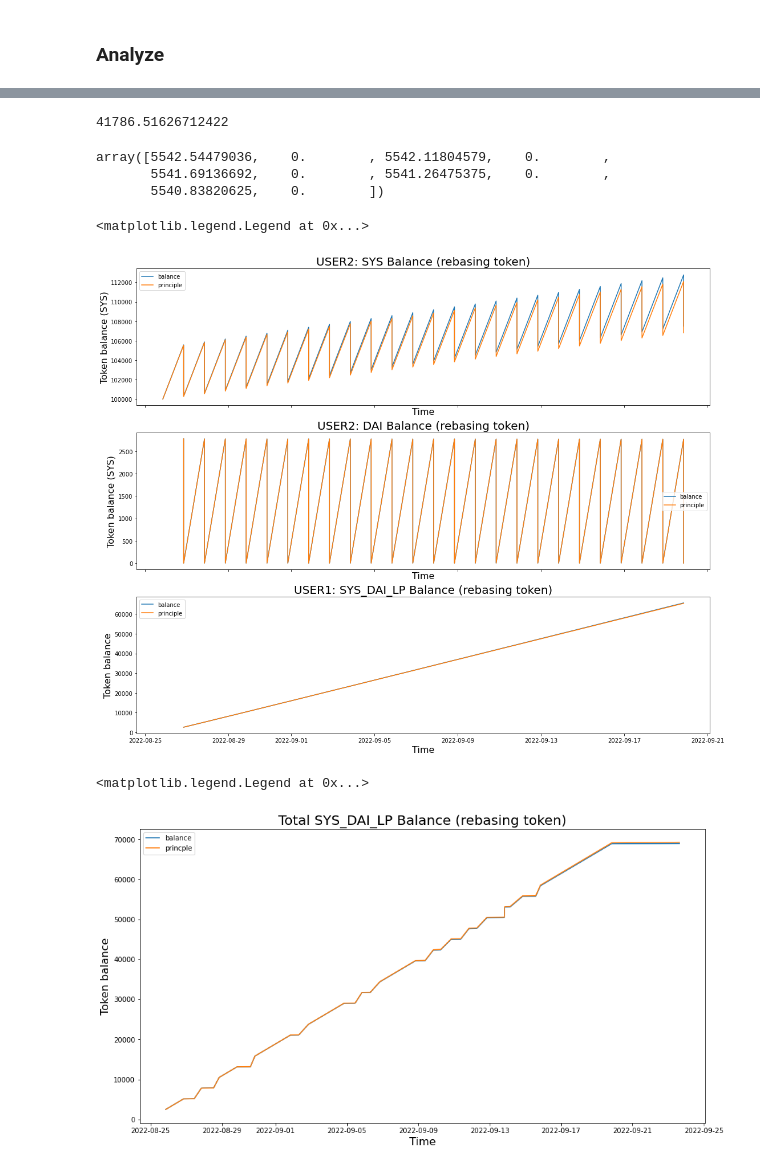
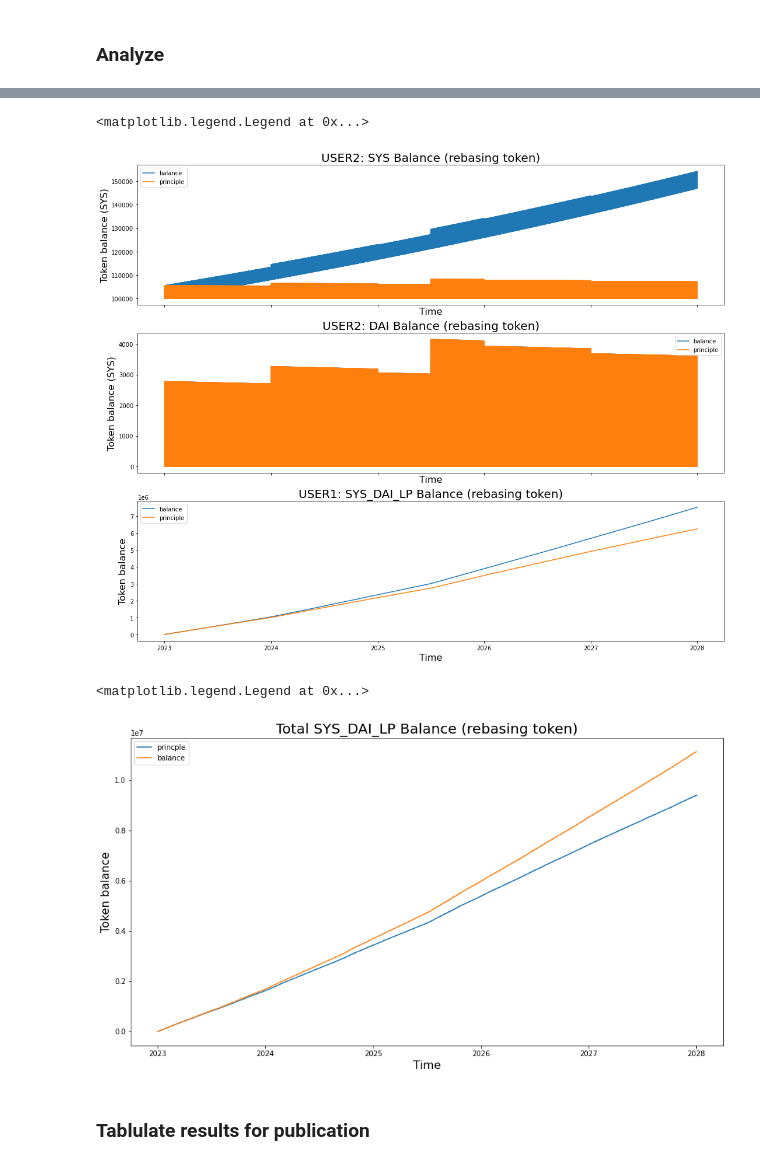
Before and after one commit to icmoore/daosys, a Jupyter notebook: notebooks/simulation/masternode_daosys.ipynb, the cells around one changed output, grey strips where cells are left out. Drawn from its saved outputs; the diff is of its cells as text; code cells hidden in the pictures.

Commit message:
masternode daosys update

```diff
--- a/notebooks/simulation/masternode_daosys.ipynb
+++ b/notebooks/simulation/masternode_daosys.ipynb
@@ -66,10 +68,10 @@ SYS_DAI = LPTokenAgent('SYS_DAI_LP', SYS_DAI_LP)
 # %% [markdown]
 ### Mint Tokens
 # %%
-apy = 0.1
+apy = 0.08
 t_delta = 109*24*3600
-#N_RUNS = len(daosys_proj)
-N_RUNS = 25
+N_RUNS = len(daosys_proj)
+S_TIME = time.mktime(date(2023, 1, 1).timetuple())
 # %%
 SYS_mint1 = Mint(5000, apy, True)
 DAI_mint1 = Mint(5000, apy, True)
@@ -353,4 +356,0 @@ tSamp = SYS_DAI_states2.get_tstamp()
-# %%
-sys_principle[-10]
-# %% [output]
-41786.51626712422
@@ -362,9 +357,3 @@ tSamp = DAI_states2.get_tstamp()
-# %%
-2*dai_balance[-10:]
-# %% [output]
-array([5542.54479036,    0.        , 5542.11804579,    0.        ,
-       5541.69136692,    0.        , 5541.26475375,    0.        ,
-       5540.83820625,    0.        ])
 # %%
 # Analyze Token balances
 
@@ -407,23 +396,26 @@ SYS_DAI_ax.set_xlabel('Time', fontsize=16)
 SYS_DAI_ax.legend()
 # %% [output]
 <matplotlib.legend.Legend at 0x...>
-[figure, old version]
+[figure, new version]
 # %%
 tSamp = SYS_DAI_LP.get_lp_events().get_dates()
+select_dates = [d.year < 2028 for d in tSamp]
 
-utSamp = SYS_DAI_LP.get_lp_events().get_unix_time_stamps()
+utSamp = SYS_DAI_LP.get_lp_events().get_dates()
 prices = SYS_DAI_LP.get_lp_events().get_prices()
 liquidities = SYS_DAI_LP.get_lp_events().get_liquidity_values()
 balances = SYS_DAI_LP.get_lp_events().gen_yield_balances(apy)
 
 fig, (liq_ax) = plt.subplots(nrows=1, sharex=True, sharey=False, figsize=(15, 8))
 
-liq_ax.plot(tSamp, liquidities, label='balance')
-liq_ax.plot(tSamp, balances, label='princple')
+liq_ax.plot(tSamp[select_dates], liquidities[select_dates], label='princple')
+liq_ax.plot(tSamp[select_dates], balances[select_dates], label='balance')
 liq_ax.set_title("Total SYS_DAI_LP Balance (rebasing token)", fontsize=20)
 liq_ax.set_ylabel("Token balance", fontsize=16)
 liq_ax.set_xlabel('Time', fontsize=16)
 liq_ax.legend()
 # %% [output]
 <matplotlib.legend.Legend at 0x...>
-[figure, old version]
+[figure, new version]
+# %% [markdown]
+### Tablulate results for publication
```
Also changed, not shown: parts of 17 cells of this notebook, 10 other files.
